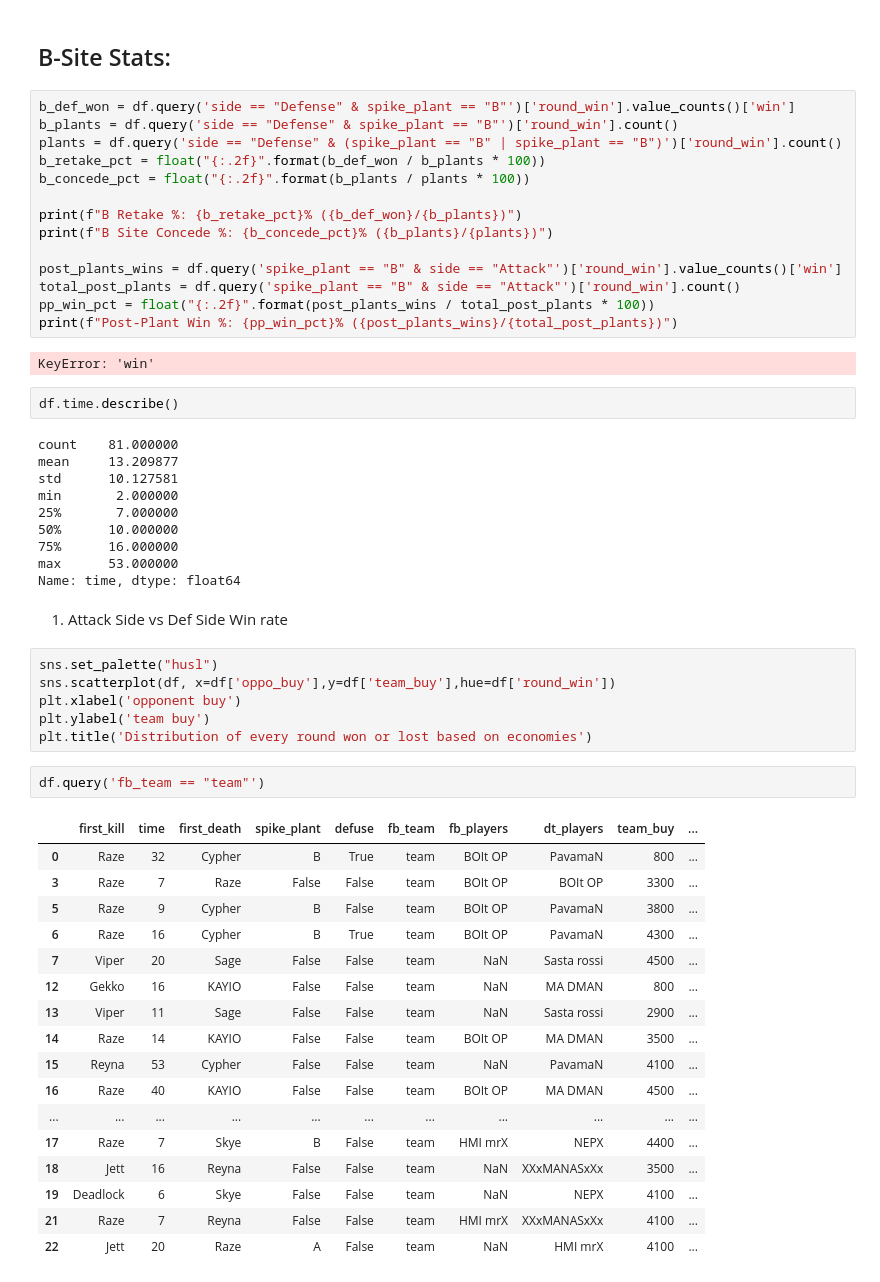
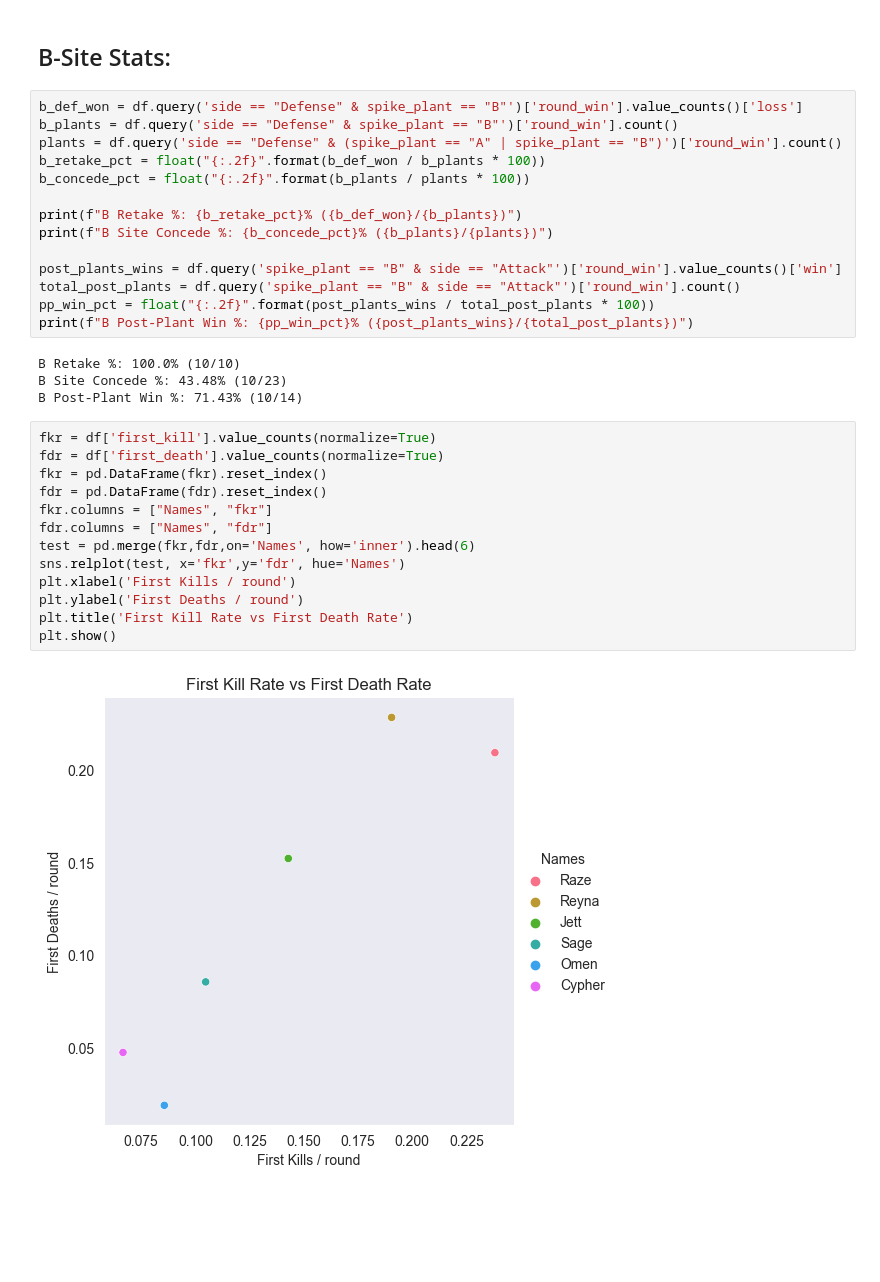
Before and after one commit to tam0w/practistics-template, a Jupyter notebook: queries.ipynb, the cells around one changed output. Drawn from its saved outputs; the diff is of its cells as text; blank space fills up the shorter version.

```diff
--- a/queries.ipynb
+++ b/queries.ipynb
@@ -157,9 +183,9 @@ Post-Plant Win %: 77.78% (7/9)
 # %% [markdown]
 ## B-Site Stats:
 # %%
-b_def_won = df.query('side == "Defense" & spike_plant == "B"')['round_win'].value_counts()['win']
+b_def_won = df.query('side == "Defense" & spike_plant == "B"')['round_win'].value_counts()['loss']
 b_plants = df.query('side == "Defense" & spike_plant == "B"')['round_win'].count()
-plants = df.query('side == "Defense" & (spike_plant == "B" | spike_plant == "B")')['round_win'].count()
+plants = df.query('side == "Defense" & (spike_plant == "A" | spike_plant == "B")')['round_win'].count()
 b_retake_pct = float("{:.2f}".format(b_def_won / b_plants * 100))
 b_concede_pct = float("{:.2f}".format(b_plants / plants * 100))
 
@@ -169,46 +195,23 @@ print(f"B Site Concede %: {b_concede_pct}% ({b_plants}/{plants})")
 post_plants_wins = df.query('spike_plant == "B" & side == "Attack"')['round_win'].value_counts()['win']
 total_post_plants = df.query('spike_plant == "B" & side == "Attack"')['round_win'].count()
 pp_win_pct = float("{:.2f}".format(post_plants_wins / total_post_plants * 100))
-print(f"Post-Plant Win %: {pp_win_pct}% ({post_plants_wins}/{total_post_plants})")
+print(f"B Post-Plant Win %: {pp_win_pct}% ({post_plants_wins}/{total_post_plants})")
 # %% [output]
-KeyError: 'win'
+B Retake %: 100.0% (10/10)
+B Site Concede %: 43.48% (10/23)
+B Post-Plant Win %: 71.43% (10/14)
-# %%
-df.time.describe()
-# %% [output]
-count    81.000000
-mean     13.209877
-std      10.127581
-min       2.000000
-25%       7.000000
-50%      10.000000
-75%      16.000000
-max      53.000000
-Name: time, dtype: float64
-# %% [markdown]
-1) Attack Side vs Def Side Win rate
-# %%
-sns.set_palette("husl")
-sns.scatterplot(df, x=df['oppo_buy'],y=df['team_buy'],hue=df['round_win'])
-plt.xlabel('opponent buy')
-plt.ylabel('team buy')
-plt.title('Distribution of every round won or lost based on economies')
-# %%
-df.query('fb_team == "team"')
-# %% [output]
-|  | first_kill | time | first_death | spike_plant | defuse | fb_team | fb_players | dt_players | team_buy | ... |
-| 0 | Raze | 32 | Cypher | B | True | team | BOIt OP | PavamaN | 800 | ... |
-| 3 | Raze | 7 | Raze | False | False | team | BOIt OP | BOIt OP | 3300 | ... |
-| 5 | Raze | 9 | Cypher | B | False | team | BOIt OP | PavamaN | 3800 | ... |
-| 6 | Raze | 16 | Cypher | B | True | team | BOIt OP | PavamaN | 4300 | ... |
-| 7 | Viper | 20 | Sage | False | False | team | NaN | Sasta rossi | 4500 | ... |
-| 12 | Gekko | 16 | KAYIO | False | False | team | NaN | MA DMAN | 800 | ... |
-| 13 | Viper | 11 | Sage | False | False | team | NaN | Sasta rossi | 2900 | ... |
-| 14 | Raze | 14 | KAYIO | False | False | team | BOIt OP | MA DMAN | 3500 | ... |
-| 15 | Reyna | 53 | Cypher | False | False | team | NaN | PavamaN | 4100 | ... |
-| 16 | Raze | 40 | KAYIO | False | False | team | BOIt OP | MA DMAN | 4500 | ... |
-| ... | ... | ... | ... | ... | ... | ... | ... | ... | ... | ... |
-| 17 | Raze | 7 | Skye | B | False | team | HMI mrX | NEPX | 4400 | ... |
-| 18 | Jett | 16 | Reyna | False | False | team | NaN | XXxMANASxXx | 3500 | ... |
-| 19 | Deadlock | 6 | Skye | False | False | team | NaN | NEPX | 4100 | ... |
-| 21 | Raze | 7 | Reyna | False | False | team | HMI mrX | XXxMANASxXx | 4100 | ... |
-| 22 | Jett | 20 | Raze | A | False | team | NaN | HMI mrX | 4100 | ... |
+# %%
+fkr = df['first_kill'].value_counts(normalize=True)
+fdr = df['first_death'].value_counts(normalize=True)
+fkr = pd.DataFrame(fkr).reset_index()
+fdr = pd.DataFrame(fdr).reset_index()
+fkr.columns = ["Names", "fkr"]
+fdr.columns = ["Names", "fdr"]
+test = pd.merge(fkr,fdr,on='Names', how='inner').head(6)
+sns.relplot(test, x='fkr',y='fdr', hue='Names')
+plt.xlabel('First Kills / round')
+plt.ylabel('First Deaths / round')
+plt.title('First Kill Rate vs First Death Rate')
+plt.show()
+# %% [output]
+[figure, added]
```
Also changed, not shown: parts of 10 cells of this notebook.
